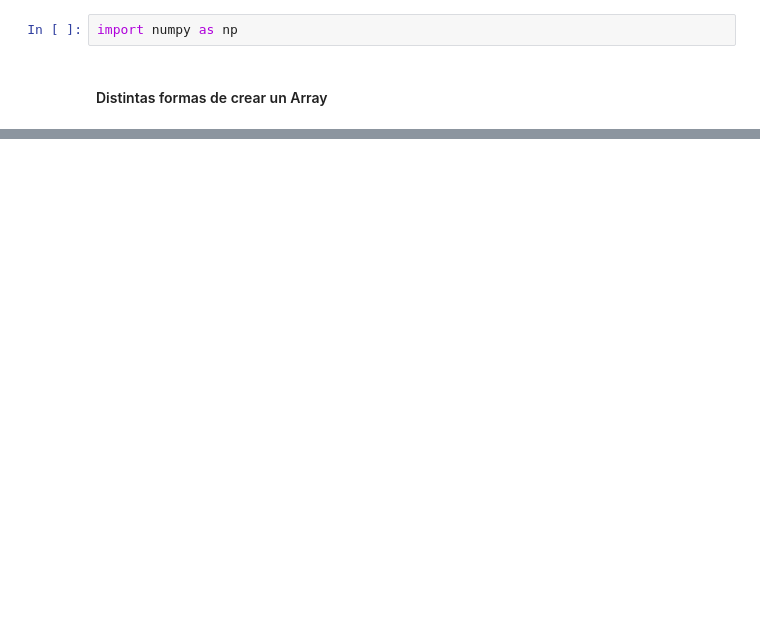
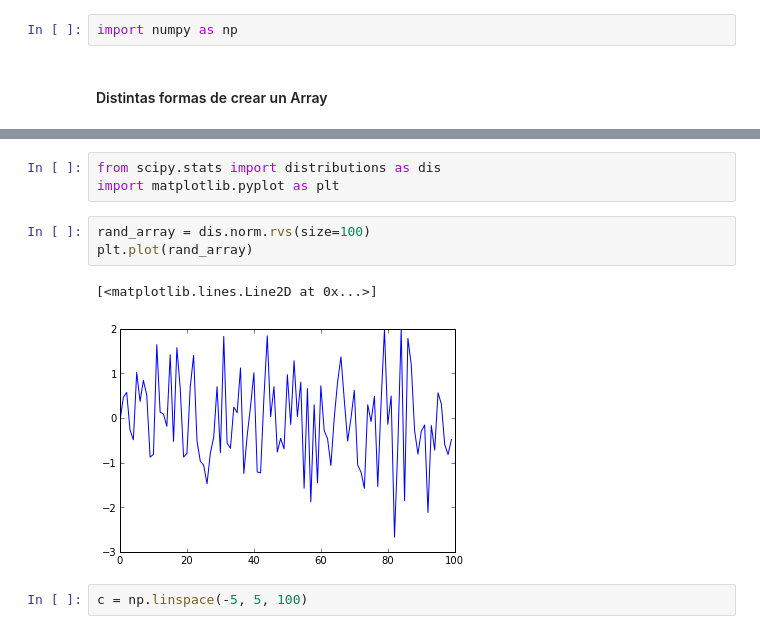
Before and after one commit to celiacintas/curso_python_cenpat, a Jupyter notebook: clases/Class_1.ipynb, the cells around one changed output, grey strips where cells are left out. Cells and saved outputs as stored; diff of their text form; blank space fills up the shorter version.

```diff
--- a/clases/Class_1.ipynb
+++ b/clases/Class_1.ipynb
@@ -71,0 +550,11 @@ np.loadtxt('data/all_test.txt')
+# %%
+from scipy.stats import distributions as dis
+import matplotlib.pyplot as plt
+# %%
+rand_array = dis.norm.rvs(size=100)
+plt.plot(rand_array)
+# %% [output]
+[<matplotlib.lines.Line2D at 0x...>]
+[figure, added]
+# %%
+c = np.linspace(-5, 5, 100)
```
Also changed, not shown: parts of 91 cells of this notebook, 4 other files.
